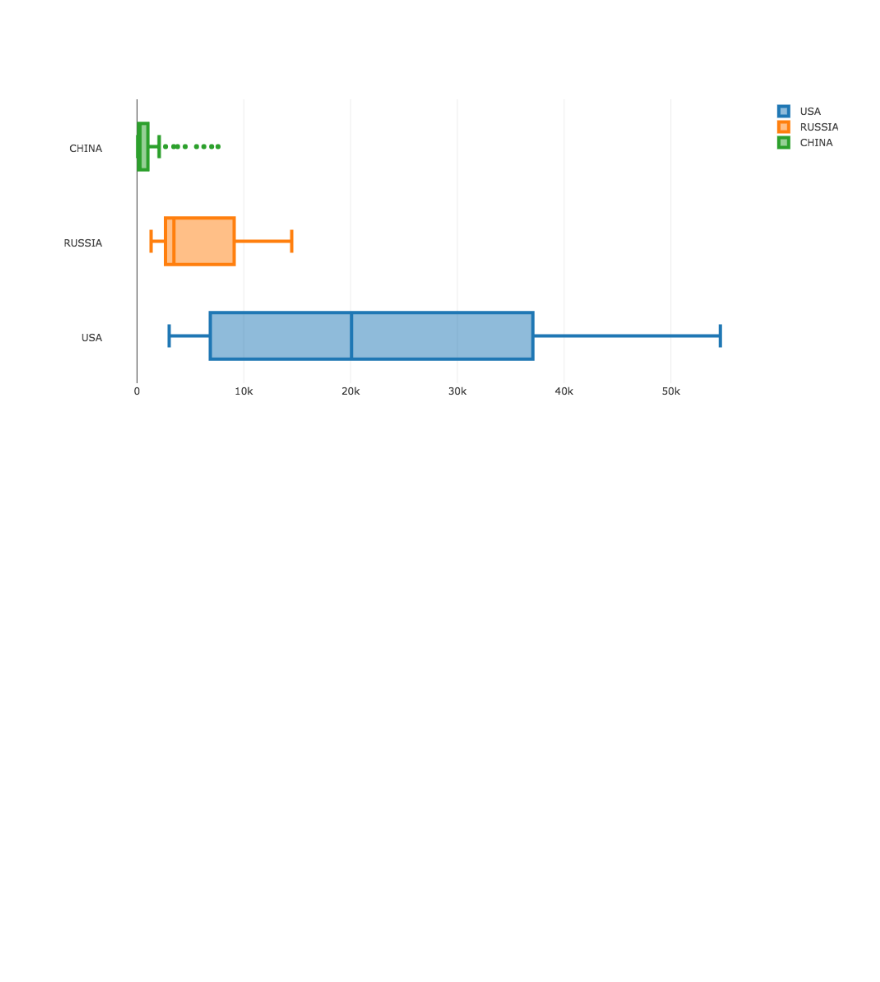
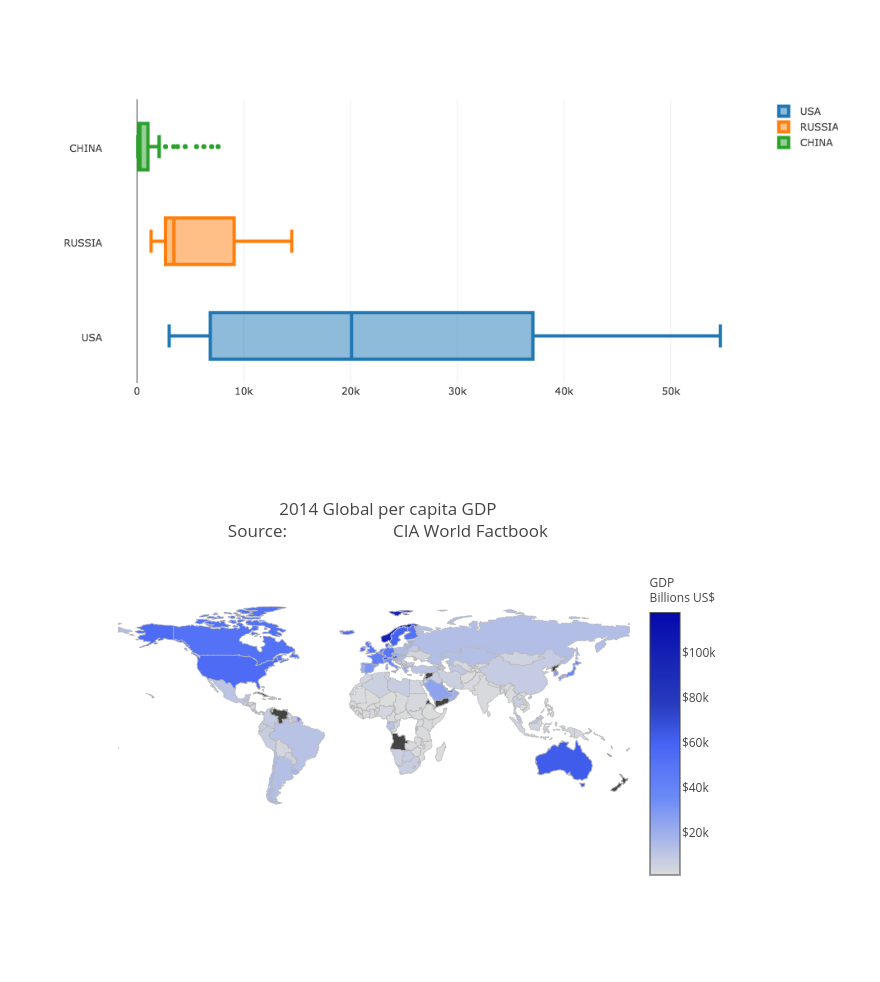
Before and after one commit to sanjayj/SMUMSDS2016, a Jupyter notebook: WDI_Sanjay_Plotly.ipynb, the cells around one changed output. Drawn from its saved outputs; the diff is of its cells as text; code cells hidden in the pictures; blank space fills up the shorter version.

```diff
--- a/WDI_Sanjay_Plotly.ipynb
+++ b/WDI_Sanjay_Plotly.ipynb
@@ -218,3 +226,43 @@ from IPython.display import Image
 Image(filename="images/WDI-GDP-Box.png")
 # %% [output]
 [figure]
+# %%
+
+data = [ dict(
+        type = 'choropleth',
+        locations = df_14['CountryCode'],
+        z = df_14['NY.GDP.PCAP.CD'],
+        text = df_14['CountryCode'],
+        colorscale = [[0,"rgb(5, 10, 172)"],[0.35,"rgb(40, 60, 190)"],[0.5,"rgb(70, 100, 245)"],\
+            [0.6,"rgb(90, 120, 245)"],[0.7,"rgb(106, 137, 247)"],[1,"rgb(220, 220, 220)"]],
+        autocolorscale = False,
+        reversescale = True,
+        marker = dict(
+            line = dict (
+                color = 'rgb(180,180,180)',
+                width = 0.5
+            ) ),
+        colorbar = dict(
+            autotick = False,
+            tickprefix = '$',
+            title = 'GDP<br>Billions US$'),
+      ) ]
+
+layout = dict(
+    title = '2014 Global per capita GDP<br>Source:\
+            <a href="https://www.cia.gov/library/publications/the-world-factbook/fields/2195.html">\
+            CIA World Factbook</a>',
+    geo = dict(
+        showframe = False,
+        showcoastlines = False,
+        projection = dict(
+            type = 'Mercator'
+        )
+    )
+)
+
+fig = dict( data=data, layout=layout )
+url =py.iplot( fig, validate=False, filename='pandas/d3-world-map' )
+url
+# %% [output]
+[figure, added]
```
Also changed, not shown: parts of 7 cells of this notebook, 1 other file.
